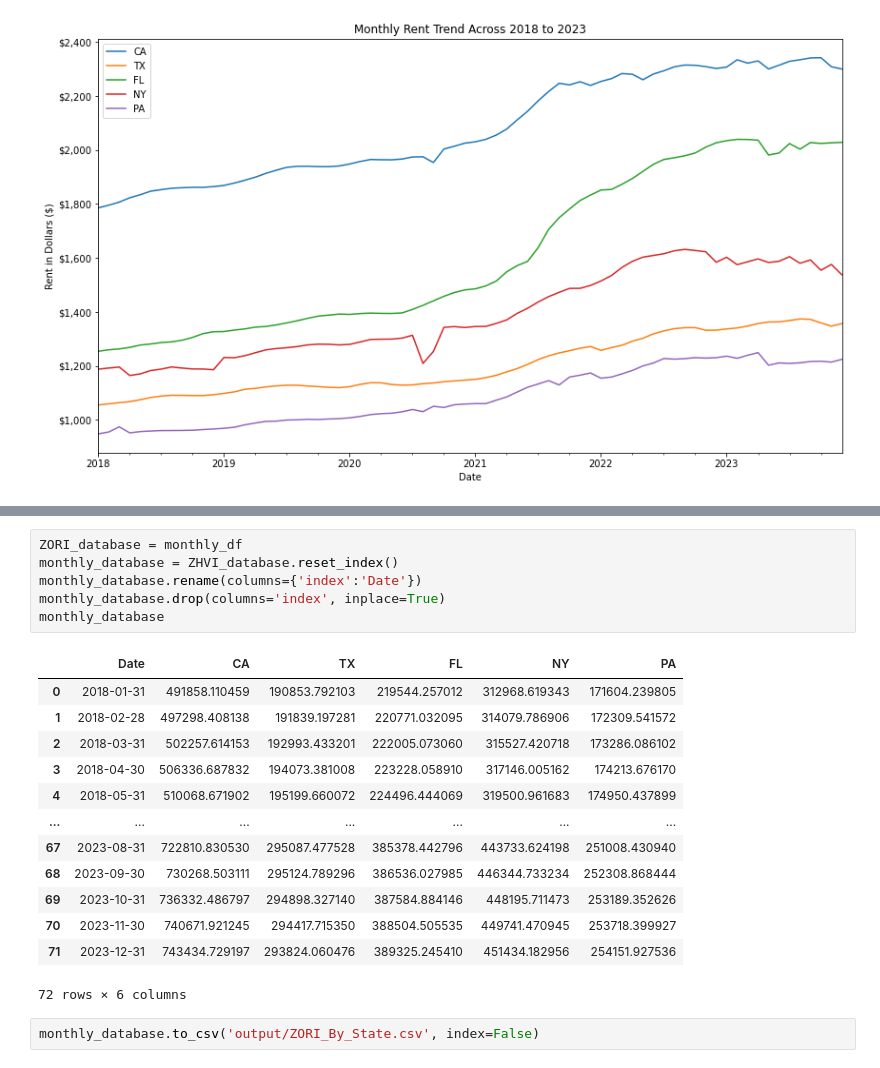
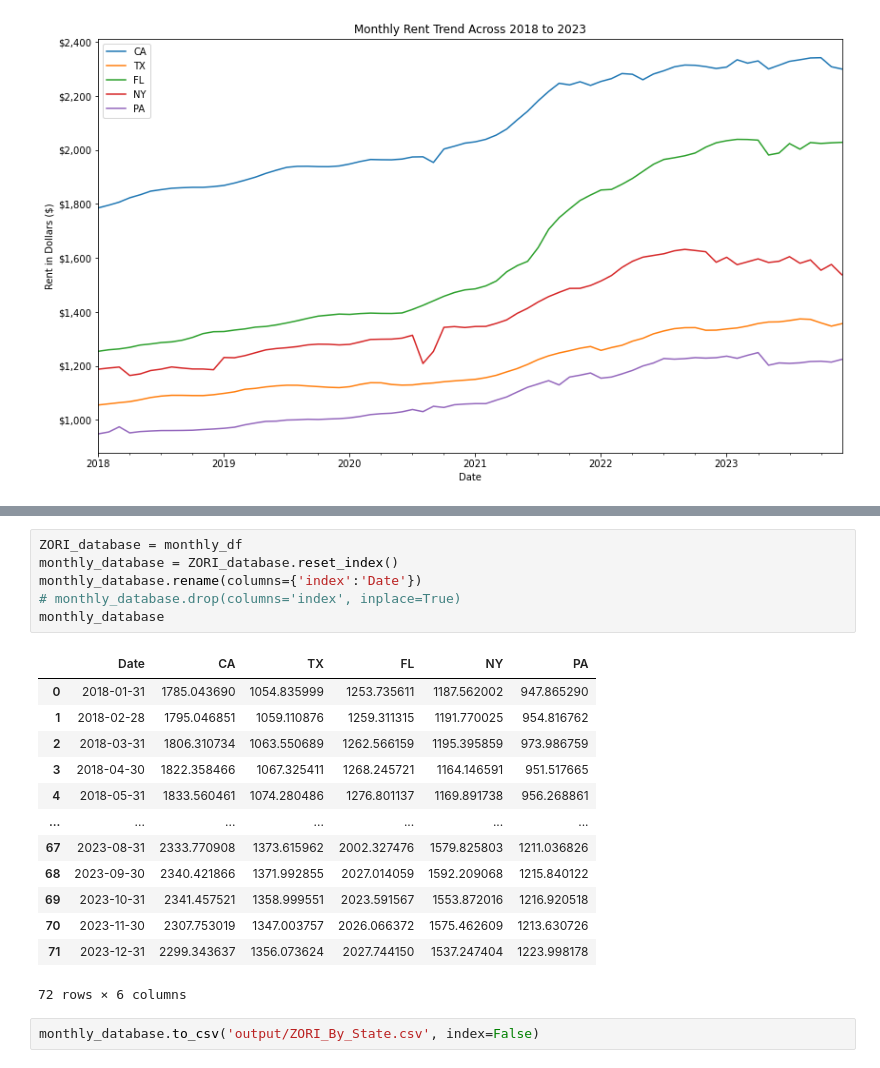
Before and after one commit to JAMayo13240/Data-Analysis-Project-3, a Jupyter notebook: Final.ipynb, the cells around one changed output, grey strips where cells are left out. Cells and saved outputs as stored; diff of their text form.

```diff
--- a/Final.ipynb
+++ b/Final.ipynb
@@ -528,22 +544,22 @@ plt.savefig('output/Monthly_Rental_Trend', transparent=False, facecolor='white')
 # %%
 ZORI_database = monthly_df
-monthly_database = ZHVI_database.reset_index()
+monthly_database = ZORI_database.reset_index()
 monthly_database.rename(columns={'index':'Date'})
-monthly_database.drop(columns='index', inplace=True)
+# monthly_database.drop(columns='index', inplace=True)
 monthly_database
 # %% [output]
 |  | Date | CA | TX | FL | NY | PA |
-| 0 | 2018-01-31 | 491858.110459 | 190853.792103 | 219544.257012 | 312968.619343 | 171604.239805 |
-| 1 | 2018-02-28 | 497298.408138 | 191839.197281 | 220771.032095 | 314079.786906 | 172309.541572 |
-| 2 | 2018-03-31 | 502257.614153 | 192993.433201 | 222005.073060 | 315527.420718 | 173286.086102 |
-| 3 | 2018-04-30 | 506336.687832 | 194073.381008 | 223228.058910 | 317146.005162 | 174213.676170 |
-| 4 | 2018-05-31 | 510068.671902 | 195199.660072 | 224496.444069 | 319500.961683 | 174950.437899 |
+| 0 | 2018-01-31 | 1785.043690 | 1054.835999 | 1253.735611 | 1187.562002 | 947.865290 |
+| 1 | 2018-02-28 | 1795.046851 | 1059.110876 | 1259.311315 | 1191.770025 | 954.816762 |
+| 2 | 2018-03-31 | 1806.310734 | 1063.550689 | 1262.566159 | 1195.395859 | 973.986759 |
+| 3 | 2018-04-30 | 1822.358466 | 1067.325411 | 1268.245721 | 1164.146591 | 951.517665 |
+| 4 | 2018-05-31 | 1833.560461 | 1074.280486 | 1276.801137 | 1169.891738 | 956.268861 |
 | ... | ... | ... | ... | ... | ... | ... |
-| 67 | 2023-08-31 | 722810.830530 | 295087.477528 | 385378.442796 | 443733.624198 | 251008.430940 |
-| 68 | 2023-09-30 | 730268.503111 | 295124.789296 | 386536.027985 | 446344.733234 | 252308.868444 |
-| 69 | 2023-10-31 | 736332.486797 | 294898.327140 | 387584.884146 | 448195.711473 | 253189.352626 |
-| 70 | 2023-11-30 | 740671.921245 | 294417.715350 | 388504.505535 | 449741.470945 | 253718.399927 |
-| 71 | 2023-12-31 | 743434.729197 | 293824.060476 | 389325.245410 | 451434.182956 | 254151.927536 |
+| 67 | 2023-08-31 | 2333.770908 | 1373.615962 | 2002.327476 | 1579.825803 | 1211.036826 |
+| 68 | 2023-09-30 | 2340.421866 | 1371.992855 | 2027.014059 | 1592.209068 | 1215.840122 |
+| 69 | 2023-10-31 | 2341.457521 | 1358.999551 | 2023.591567 | 1553.872016 | 1216.920518 |
+| 70 | 2023-11-30 | 2307.753019 | 1347.003757 | 2026.066372 | 1575.462609 | 1213.630726 |
+| 71 | 2023-12-31 | 2299.343637 | 1356.073624 | 2027.744150 | 1537.247404 | 1223.998178 |
 72 rows × 6 columns
 # %%
 monthly_database.to_csv('output/ZORI_By_State.csv', index=False)
```
Also changed, not shown: parts of 6 cells of this notebook, 4 other files.
